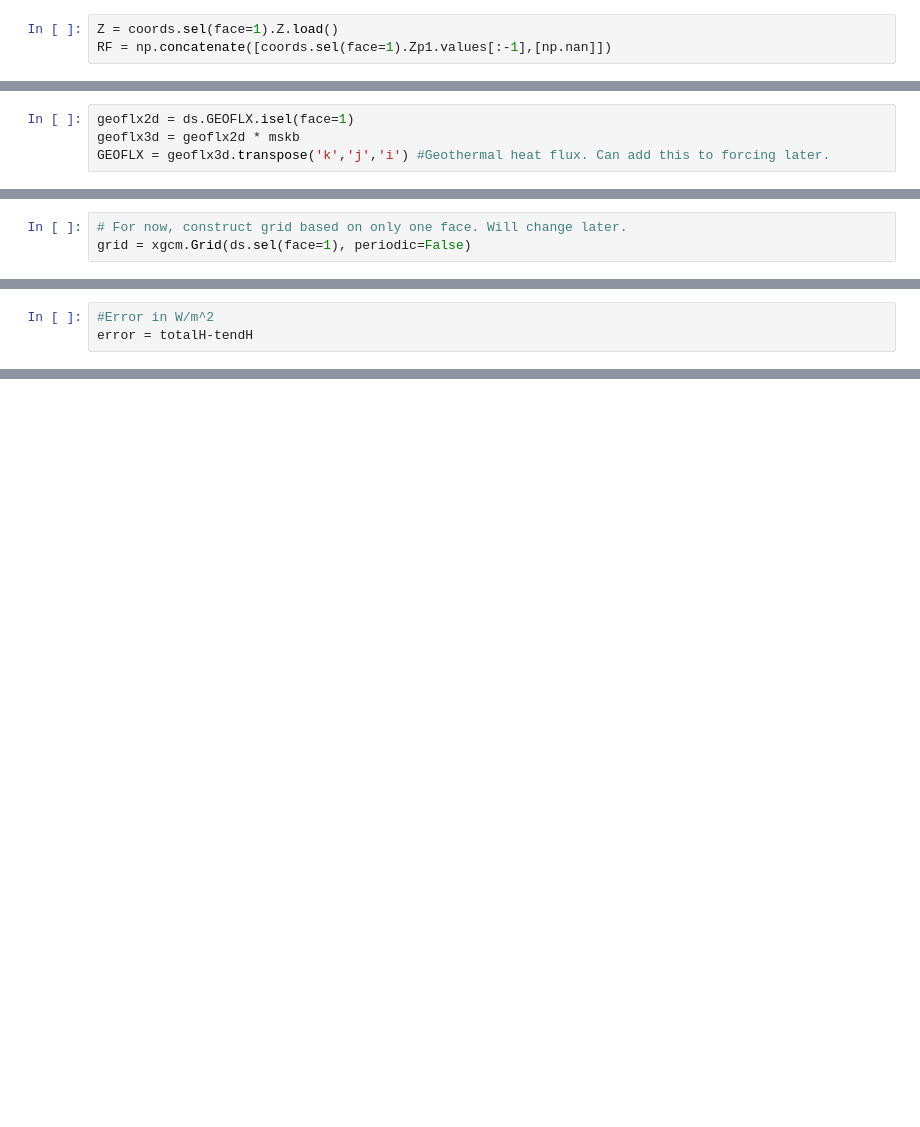
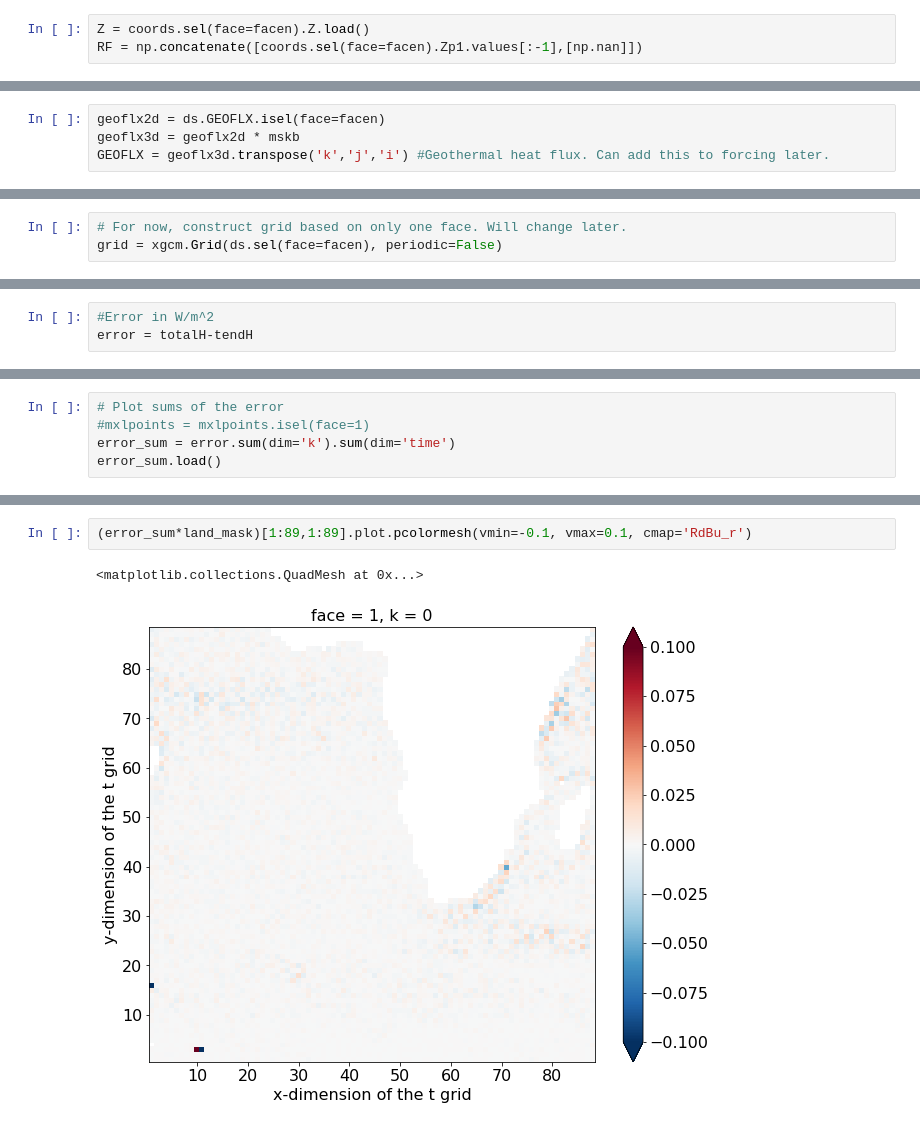
Before and after one commit to cpatrizio88/pangeo_ECCO, a Jupyter notebook: test_ecco_sstvarbudget.ipynb, the cells around one changed output, grey strips where cells are left out. Drawn from its saved outputs; the diff is of its cells as text; blank space fills up the shorter version.

```diff
--- a/test_ecco_sstvarbudget.ipynb
+++ b/test_ecco_sstvarbudget.ipynb
@@ -446,8 +447,8 @@ tendH = (rho0*c_p*drF*hFacC)*tendH
 # %% [markdown]
 ### Forcing
 # %%
-Z = coords.sel(face=1).Z.load()
-RF = np.concatenate([coords.sel(face=1).Zp1.values[:-1],[np.nan]])
+Z = coords.sel(face=facen).Z.load()
+RF = np.concatenate([coords.sel(face=facen).Zp1.values[:-1],[np.nan]])
 # %%
 q1 = R*np.exp(1.0/zeta1*RF[:-1]) + (1.0-R)*np.exp(1.0/zeta2*RF[:-1])
 q2 = R*np.exp(1.0/zeta1*RF[1:]) + (1.0-R)*np.exp(1.0/zeta2*RF[1:])
@@ -499,7 +500,7 @@ mskC_shifted = mskC.shift(k=-1)
 mskC_shifted.values[-1,:,:] = 0
 mskb = mskC - mskC_shifted
 # %%
-geoflx2d = ds.GEOFLX.isel(face=1)
+geoflx2d = ds.GEOFLX.isel(face=facen)
 geoflx3d = geoflx2d * mskb
 GEOFLX = geoflx3d.transpose('k','j','i') #Geothermal heat flux. Can add this to forcing later.
 # %% [markdown]
@@ -508,7 +509,7 @@ GEOFLX = geoflx3d.transpose('k','j','i') #Geothermal heat flux. Can add this to
 #### Horizontal Convergence
 # %%
 # For now, construct grid based on only one face. Will change later.
-grid = xgcm.Grid(ds.sel(face=1), periodic=False)
+grid = xgcm.Grid(ds.sel(face=facen), periodic=False)
 # %%
 # Convergence of horizontal advection (degC/s)
 adv_hConvH = -(grid.diff(ADVx_TH_anom, 'X', boundary='extend') +
@@ -640,0 +622,5 @@ array([[[[ -13.41194 , ...,    3.110044],
+# %%
+# Plot sums of the error
+#mxlpoints = mxlpoints.isel(face=1)
+error_sum = error.sum(dim='k').sum(dim='time')
+error_sum.load()
@@ -640,0 +648,5 @@ array([[[[ -13.41194 , ...,    3.110044],
+# %%
+(error_sum*land_mask)[1:89,1:89].plot.pcolormesh(vmin=-0.1, vmax=0.1, cmap='RdBu_r')
+# %% [output]
+<matplotlib.collections.QuadMesh at 0x...>
+[figure, added]
```
Also changed, not shown: parts of 44 cells of this notebook.
